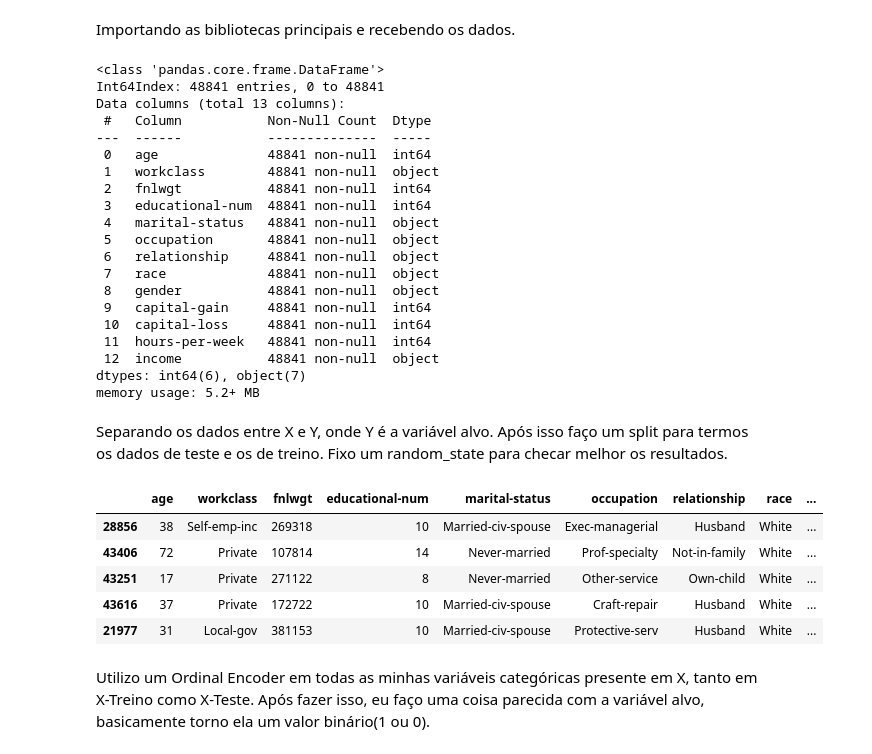
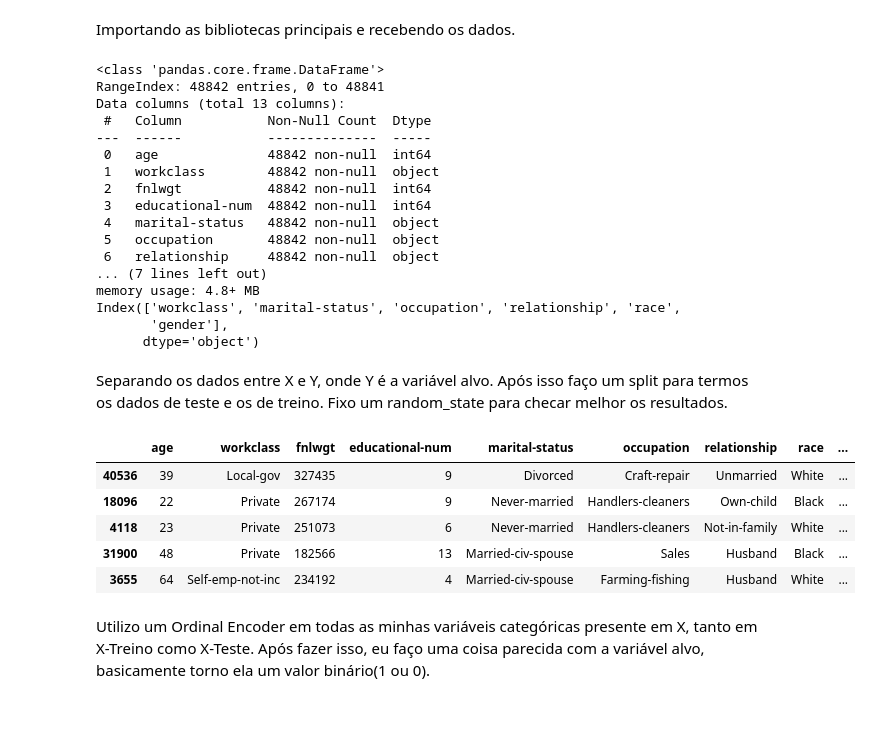
Before and after one commit to murilovpinheiro/Detectando-Bias-em-Classificador, a Jupyter notebook: proportionRaceExample.ipynb, the cells around one changed output. Saved outputs shown, nothing was run; the diff lists cells and outputs as text; code cells hidden in the pictures; blank space fills up the shorter version.

```diff
--- a/proportionRaceExample.ipynb
+++ b/proportionRaceExample.ipynb
@@ -15,49 +15,48 @@ import seaborn as sns
 import matplotlib.pyplot as plt
 
 data = pd.read_csv("C:\\Users\\murilo.pinheiro\\Documents\\Notebooks\\adult.csv")
-data = data.drop(data.loc[data['native-country'] == 'Holand-Netherlands'].index, axis = 0)
 data = data.drop('native-country', axis = 1)
 data = data.drop('education', axis = 1) # excluindo isso pq já temos a equivalente numérica educational-num
 data.info()
+categoricalLabels = ((data.drop('income', axis = 1)).select_dtypes(include = ['object'])).columns
+
+print(categoricalLabels)
 # %% [output]
 <class 'pandas.core.frame.DataFrame'>
-Int64Index: 48841 entries, 0 to 48841
+RangeIndex: 48842 entries, 0 to 48841
 Data columns (total 13 columns):
  #   Column           Non-Null Count  Dtype
 ---  ------           --------------  -----
- 0   age              48841 non-null  int64
- 1   workclass        48841 non-null  object
- 2   fnlwgt           48841 non-null  int64
- 3   educational-num  48841 non-null  int64
- 4   marital-status   48841 non-null  object
- 5   occupation       48841 non-null  object
- 6   relationship     48841 non-null  object
- 7   race             48841 non-null  object
- 8   gender           48841 non-null  object
- 9   capital-gain     48841 non-null  int64
- 10  capital-loss     48841 non-null  int64
- 11  hours-per-week   48841 non-null  int64
- 12  income           48841 non-null  object
-dtypes: int64(6), object(7)
-memory usage: 5.2+ MB
+ 0   age              48842 non-null  int64
+ 1   workclass        48842 non-null  object
+ 2   fnlwgt           48842 non-null  int64
+ 3   educational-num  48842 non-null  int64
+ 4   marital-status   48842 non-null  object
+ 5   occupation       48842 non-null  object
+ 6   relationship     48842 non-null  object
+... (7 lines left out)
+memory usage: 4.8+ MB
+Index(['workclass', 'marital-status', 'occupation', 'relationship', 'race',
+       'gender'],
+      dtype='object')
 # %% [markdown]
 Separando os dados entre X e Y, onde Y é a variável alvo.
 Após isso faço um split para termos os dados de teste e os de treino. Fixo um random_state para checar melhor os resultados.
 # %%
 x = data.drop(['income'], axis=1)
 Y = data["income"]
 
 from sklearn.model_selection import train_test_split
 
-x_train, x_test, Y_train, Y_test = train_test_split(x, Y, test_size = 0.3)
-x_test.head()
+x_train, x_test, y_train, y_test = train_test_split(x, Y, test_size = 0.3)
+x_train.head()
 # %% [output]
 |  | age | workclass | fnlwgt | educational-num | marital-status | occupation | relationship | race | ... |
-| 28856 | 38 | Self-emp-inc | 269318 | 10 | Married-civ-spouse | Exec-managerial | Husband | White | ... |
-| 43406 | 72 | Private | 107814 | 14 | Never-married | Prof-specialty | Not-in-family | White | ... |
-| 43251 | 17 | Private | 271122 | 8 | Never-married | Other-service | Own-child | White | ... |
-| 43616 | 37 | Private | 172722 | 10 | Married-civ-spouse | Craft-repair | Husband | White | ... |
-| 21977 | 31 | Local-gov | 381153 | 10 | Married-civ-spouse | Protective-serv | Husband | White | ... |
+| 40536 | 39 | Local-gov | 327435 | 9 | Divorced | Craft-repair | Unmarried | White | ... |
+| 18096 | 22 | Private | 267174 | 9 | Never-married | Handlers-cleaners | Own-child | Black | ... |
+| 4118 | 23 | Private | 251073 | 6 | Never-married | Handlers-cleaners | Not-in-family | White | ... |
+| 31900 | 48 | Private | 182566 | 13 | Married-civ-spouse | Sales | Husband | Black | ... |
+| 3655 | 64 | Self-emp-not-inc | 234192 | 4 | Married-civ-spouse | Farming-fishing | Husband | White | ... |
 # %% [markdown]
 Utilizo um Ordinal Encoder em todas as minhas variáveis categóricas presente em X, tanto em X-Treino como X-Teste.
 Após fazer isso, eu faço uma coisa parecida com a variável alvo, basicamente torno ela um valor binário(1 ou 0).
```
Also changed, not shown: parts of 11 cells of this notebook, 3 other files.
